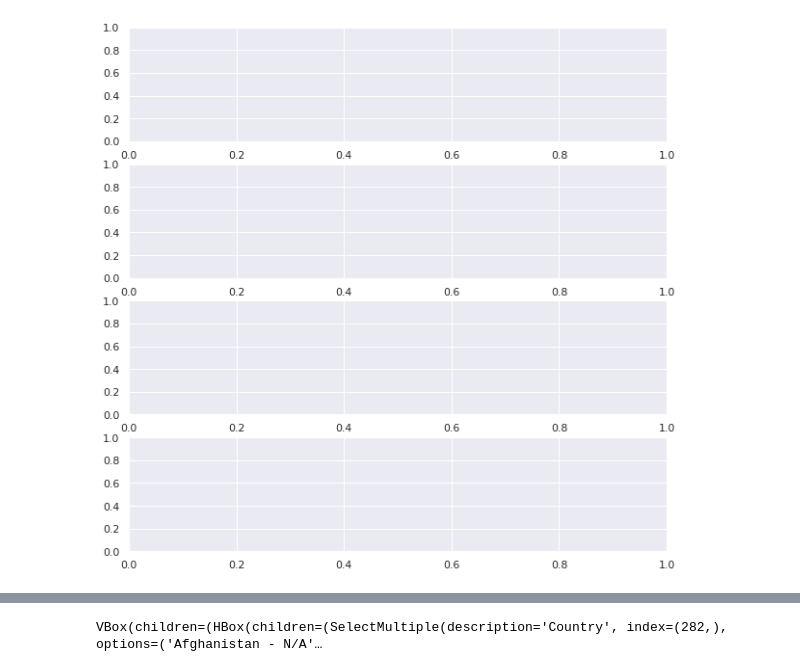
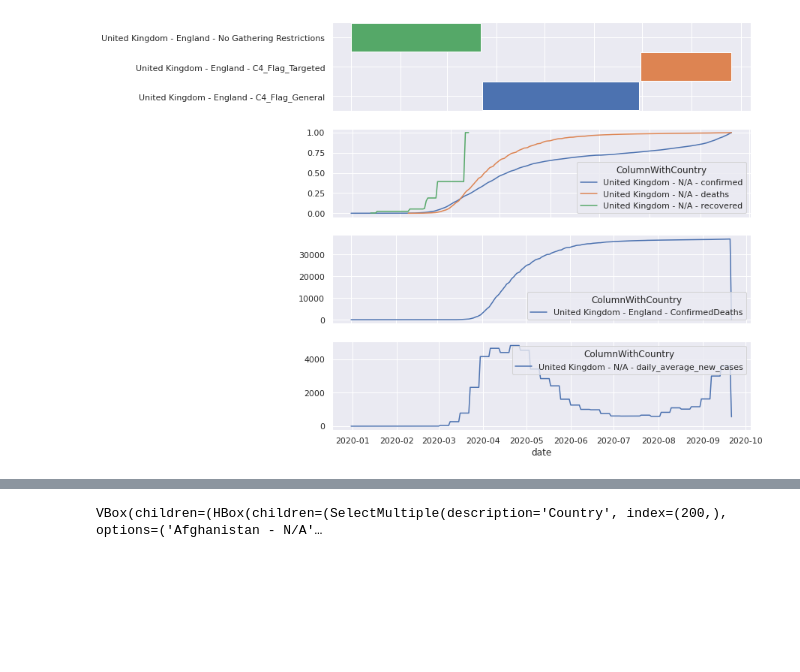
Before and after one commit to andrewcgaitskell/virus-data-voila, a Jupyter notebook: notebooks/currentviz.ipynb, the cells around one changed output, grey strips where cells are left out. Saved outputs shown, nothing was run; the diff lists cells and outputs as text; code cells hidden in the pictures; blank space fills up the shorter version.

Commit message:
correcting filters and separated our country region

```diff
--- a/notebooks/currentviz.ipynb
+++ b/notebooks/currentviz.ipynb
@@ -199,7 +206,7 @@ def gettrenddata(gtd_in):
 # Index Data
 # %%
 def getindexdata(gid_in):
-    sqlquery = '''SELECT index, "CountryName", "RegionName", "Date", variable, value'''
+    sqlquery = '''SELECT index, "CountryName", "RegionName", concat("CountryName", ' - ', "RegionName") as "CountryWithRegion", "Date", variable, value'''
     sqlquery = sqlquery + ''' FROM "data_OxCGRTData" where concat("CountryName", ' - ', "RegionName") in ( ''' + cleanlist(gid_in) + ''')'''
     dfindexdatasql = pd.read_sql_query(sqlquery,engine)
     return dfindexdatasql
@@ -223,7 +216,7 @@ def getindexdata(gid_in):
 # Owid Data
 # %%
 def getowiddata(owid_in):
-    sqlquery = 'SELECT index, iso_code, continent, "Country", date, week, variable, value'''
+    sqlquery = 'SELECT index, iso_code, continent, "Country", concat("Country" ,\' - N/A\') as "CountryWithRegion" ,date, week, variable, value'''
     sqlquery = sqlquery + ''' FROM "data_All_OWID_Data" where concat("Country" ,' - N/A') in ( ''' + cleanlist(owid_in) + ''')'''
     dfdata_ret = pd.read_sql_query(sqlquery,engine)
     return dfdata_ret
@@ -247,9 +240,9 @@ df
 # %%
 # Display Them
 # %%
-countrydf = pd.read_sql_table('tbl_Countries', engine)
-countrylist = countrydf['FilterList'].unique().tolist()
-countrylist.sort()
+#countrydf = pd.read_sql_table('tbl_Countries', engine)
+#countrylist = countrydf['FilterList'].unique().tolist()
+#countrylist.sort()
 #countrylist
 #countrylist,activitygrouplist,indexlist,measurelist
 # %%
@@ -273,6 +266,13 @@ countrywidget = widgets.SelectMultiple(
     value=['United Kingdom - N/A'],
     #rows=10,
     description='Country',
+    disabled=False
+)
+regionwidget = widgets.SelectMultiple(
+    options=regionlist,
+    value=['United Kingdom - England'],
+    #rows=10,
+    description='Region',
     disabled=False
 )
 measurewidget = widgets.SelectMultiple(
@@ -302,9 +302,9 @@ activitywidget = widgets.SelectMultiple(
 # %%
 #countrygannt = getganntdata('\'United Kingdom\'')
 # %%
-def dropdown(Country,ActivityGp,OWIDMeas,OxCGRTIdx):
+def dropdown(Country,Region,ActivityGp,OWIDMeas,OxCGRTIdx):
 
-    reg,allow,cdr = getcountrydata(Country)
+    #reg,allow,cdr = getcountrydata(Country)
 
     figdict ={"dimx": 180,"dimy": 200}
     fig = plt.figure(figsize=(22,10))
@@ -316,10 +316,10 @@ def dropdown(Country,ActivityGp,OWIDMeas,OxCGRTIdx):
     ax4 = fig.add_subplot(gs[3, 0])
     try:
         #### owid data
-        allowiddata2plot = getowiddata(allow)
+        allowiddata2plot = getowiddata(Country)
         #owiddata = allowiddata2plot[allowiddata2plot['Country'] == c].copy()
         owiddata = allowiddata2plot.copy()
-        owiddata['ColumnWithCountry'] =  owiddata['Country'] + ' - ' + owiddata['variable']
+        owiddata['ColumnWithCountry'] =  owiddata['CountryWithRegion'] + ' - ' + owiddata['variable']
         owiddata_measure = owiddata[owiddata['variable'].isin(OWIDMeas)].copy()
         owiddata_measure.value=pd.to_numeric(owiddata_measure.value)
         owiddatapivoted = owiddata_measure.pivot_table(index='date', columns=['ColumnWithCountry'],values='value',aggfunc='sum').copy()
@@ -346,9 +346,9 @@ def dropdown(Country,ActivityGp,OWIDMeas,OxCGRTIdx):
 
     try:
         #### index data
-        indexdata2plot = getindexdata(cdr)
+        indexdata2plot = getindexdata(Region)
         #indexdata = indexdata2plot[indexdata2plot['CountryName'] == c]
-        indexdata2plot['ColumnWithCountry'] =  indexdata2plot['CountryName'] + ' - ' + indexdata2plot['variable']
+        indexdata2plot['ColumnWithCountry'] =  indexdata2plot['CountryWithRegion'] + ' - ' + indexdata2plot['variable']
         indexdata_index = indexdata2plot[indexdata2plot['variable'].isin(OxCGRTIdx)]
         indexdatapivoted = indexdata_index.pivot_table(index='Date', columns=['ColumnWithCountry'],values='value')
         indexdatapivoted.reset_index(level=0, drop=True)
@@ -376,8 +376,8 @@ def dropdown(Country,ActivityGp,OWIDMeas,OxCGRTIdx):
     try:
         ### trend data
         #figuredata = trenddatatplot[trenddatatplot['Country_State'] == c]
-        figuredata = gettrenddata(reg)
-        figuredata['ColumnWithCountry'] =  figuredata['Country/Region'] + ' - ' + figuredata['source']
+        figuredata = gettrenddata(Country)
+        figuredata['ColumnWithCountry'] =  figuredata['CountryWithRegion'] + ' - ' + figuredata['source']
         figuredatapivoted = figuredata.pivot_table(index='Date', columns=['ColumnWithCountry'],values='TrendValue')
         ##figuredatapivoted.reset_index(level=0, drop=True)
         #xdata = figuredata['DaysFromAnchor'].tolist();
@@ -407,6 +407,7 @@ def dropdown(Country,ActivityGp,OWIDMeas,OxCGRTIdx):
 
     ### gantt data
     try:
+
         def getbarlocation(activity_in):
             barloc = wherebar_df.loc[wherebar_df['activity'] == activity_in]['barlocation'].tolist()
             return barloc[0]
@@ -423,9 +424,9 @@ def dropdown(Country,ActivityGp,OWIDMeas,OxCGRTIdx):
         #activitygroup2plot = 'Workplace'
 
         #countrygannt = ganttplot[ganttplot['CountryNameFromIndex']==c].copy()
-        countrygannt = getganntdata(reg)
+        countrygannt = getganntdata(Region)
         groupgannt = countrygannt[countrygannt['ActivityGroupFromIndex'].isin(ActivityGp)].copy()
-        groupgannt['ActivityWithCountry'] = groupgannt['CountryNameFromIndex'] + ' - ' + groupgannt['ActivityFromIndex']
+        groupgannt['ActivityWithCountry'] = groupgannt['CountryWithRegionFromIndex'] + ' - ' + groupgannt['ActivityFromIndex']
         activities = groupgannt['ActivityWithCountry'].unique().tolist()
         numberofactivities = len(activities)
         current_palette = sns.color_palette(None,numberofactivities+2)
@@ -459,35 +460,35 @@ def dropdown(Country,ActivityGp,OWIDMeas,OxCGRTIdx):
 
         # Setting ticks on y-axis
         ax1.set_yticks(ticklocations)
         # Labelling tickes of y-axis
         ax1.set_yticklabels(activities)
 
         # Setting graph attribute
         ax1.grid(True)
 
         # Declaring a bar in schedule
         #gnt.broken_barh(ganttdata)
         for index, row in groupgannt.iterrows():
             #print(row['person'], row['activityid'], row['start'],row['duration'])
             xranges = np.array([(row['Start'], row['Duration'])])
             barlocation = getbarlocation(str(row['ActivityWithCountry']))
             yranges = np.array((barlocation+bargap, step-bargap))
             barcolor = getbarcolor(str(row['ActivityWithCountry']))
             facecolor = current_palette[barcolor]
             addbar2(xranges,yranges,facecolor)
     except:
         a = 5
     #gnt.legend()
 #interact(dropdown,Country=countrywidget,ActivityGp=activitygrouplist,OWIDMeas=measurelist, OxCGRTIdx=indexlist)
 #countrylist,activitygrouplist,indexlist,measurelist
-w = interactive_output(dropdown,{"Country":countrywidget,"ActivityGp":activitywidget,"OWIDMeas":measurewidget, "OxCGRTIdx":indexwidget})
+w = interactive_output(dropdown,{"Country":countrywidget,"Region":regionwidget,"ActivityGp":activitywidget,"OWIDMeas":measurewidget, "OxCGRTIdx":indexwidget})
 
-hbox1 = HBox([countrywidget])
+hbox1 = HBox([countrywidget, regionwidget])
 hbox2 = HBox([measurewidget,indexwidget, activitywidget])
 vbox =  VBox([hbox1,hbox2])
 
 display(w,vbox)
 # %% [output]
-[figure, old version]
+[figure, new version]
 [interactive output not drawn]
-VBox(children=(HBox(children=(SelectMultiple(description='Country', index=(282,), options=('Afghanistan - N/A'…
+VBox(children=(HBox(children=(SelectMultiple(description='Country', index=(200,), options=('Afghanistan - N/A'…
```
Also changed, not shown: parts of 9 cells of this notebook.
